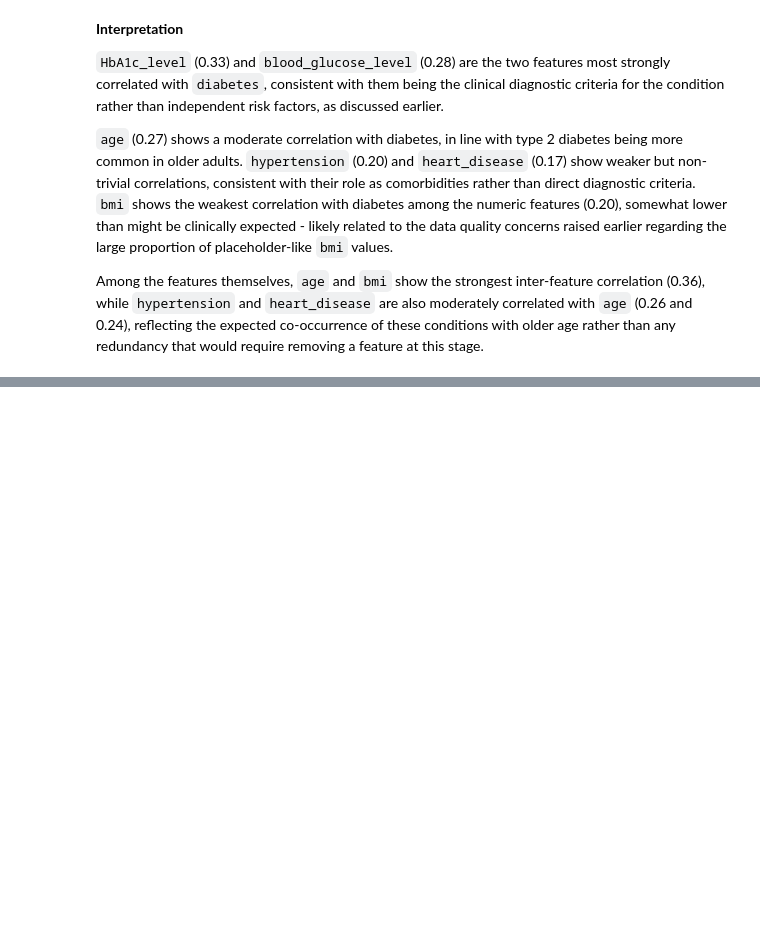
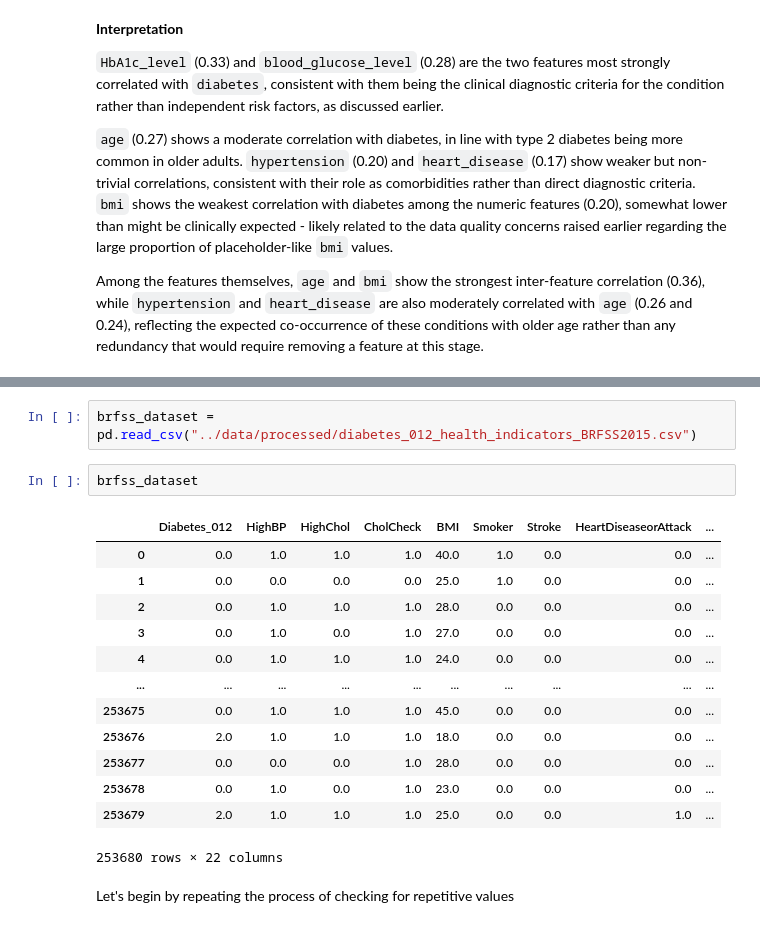
Before and after one commit to VladoDev03/diabetes-prediction, a Jupyter notebook: notebooks/EDA.ipynb, the cells around one changed output, grey strips where cells are left out. Cells and saved outputs as stored; diff of their text form; blank space fills up the shorter version.

Commit message:
Added a new dataset and reworked its original data cleaning process.

```diff
--- a/notebooks/EDA.ipynb
+++ b/notebooks/EDA.ipynb
@@ -251,0 +263,20 @@ Among the features themselves, `age` and `bmi` show the strongest inter-feature
+# %%
+brfss_dataset = pd.read_csv("../data/processed/diabetes_012_health_indicators_BRFSS2015.csv")
+# %%
+brfss_dataset
+# %% [output]
+|  | Diabetes_012 | HighBP | HighChol | CholCheck | BMI | Smoker | Stroke | HeartDiseaseorAttack | ... |
+| 0 | 0.0 | 1.0 | 1.0 | 1.0 | 40.0 | 1.0 | 0.0 | 0.0 | ... |
+| 1 | 0.0 | 0.0 | 0.0 | 0.0 | 25.0 | 1.0 | 0.0 | 0.0 | ... |
+| 2 | 0.0 | 1.0 | 1.0 | 1.0 | 28.0 | 0.0 | 0.0 | 0.0 | ... |
+| 3 | 0.0 | 1.0 | 0.0 | 1.0 | 27.0 | 0.0 | 0.0 | 0.0 | ... |
+| 4 | 0.0 | 1.0 | 1.0 | 1.0 | 24.0 | 0.0 | 0.0 | 0.0 | ... |
+| ... | ... | ... | ... | ... | ... | ... | ... | ... | ... |
+| 253675 | 0.0 | 1.0 | 1.0 | 1.0 | 45.0 | 0.0 | 0.0 | 0.0 | ... |
+| 253676 | 2.0 | 1.0 | 1.0 | 1.0 | 18.0 | 0.0 | 0.0 | 0.0 | ... |
+| 253677 | 0.0 | 0.0 | 0.0 | 1.0 | 28.0 | 0.0 | 0.0 | 0.0 | ... |
+| 253678 | 0.0 | 1.0 | 0.0 | 1.0 | 23.0 | 0.0 | 0.0 | 0.0 | ... |
+| 253679 | 2.0 | 1.0 | 1.0 | 1.0 | 25.0 | 0.0 | 0.0 | 1.0 | ... |
+253680 rows × 22 columns
+# %% [markdown]
+Let's begin by repeating the process of checking for repetitive values
```
Also changed, not shown: parts of 16 cells of this notebook, 5 other files.
